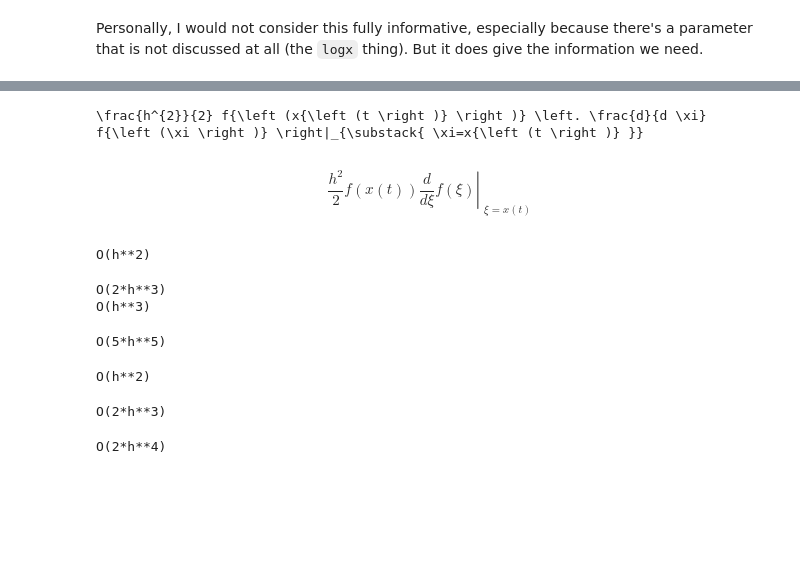
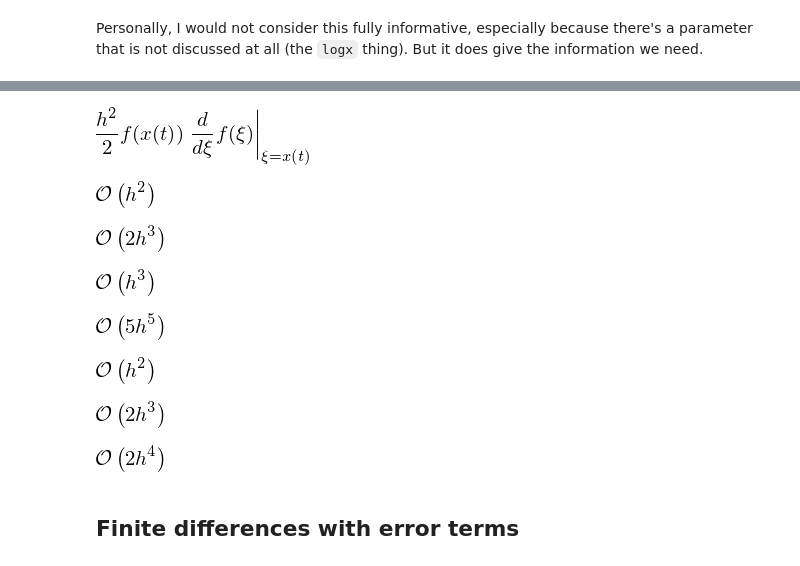
Before and after one commit to chichilalescu/python-for-scientific-computing, a Jupyter notebook: 11 More sympy.ipynb, the cells around one changed output, grey strips where cells are left out. Cells and saved outputs as stored; diff of their text form; code cells hidden in the pictures; blank space fills up the shorter version.

Commit message:
error terms for centered differences

```diff
--- a/11 More sympy.ipynb
+++ b/11 More sympy.ipynb
@@ -122,19 +140,15 @@ def get_solver_error(
     return sp.simplify(s1 - s2)
 # %%
 # here's what the error term looks like for the Euler method:
-print(sp.latex(get_solver_error(Euler_spec, x, f, t, h, n = 2)))
+get_solver_error(Euler_spec, x, f, t, h, n = 2)
 # %% [output]
-\frac{h^{2}}{2} f{\left (x{\left (t \right )} \right )} \left. \frac{d}{d \xi} f{\left (\xi \right )} \right|_{\substack{ \xi=x{\left (t \right )} }}
+[figure, added]
-# %% [markdown]
-$$
-\frac{h^{2}}{2} f{\left (x{\left (t \right )} \right )} \left. \frac{d}{d \xi} f{\left (\xi \right )} \right|_{\substack{ \xi=x{\left (t \right )} }}
-$$
 # %%
 # But we're actually only interested in the order of the error term,
 # and sympy has a function that will give us that:
-print(sp.Order(get_solver_error(Euler_spec, x, f, t, h, n = 3), (h,0)))
+sp.Order(get_solver_error(Euler_spec, x, f, t, h, n = 3), (h,0))
 # %% [output]
-O(h**2)
+[figure, added]
 # %%
 # The Heun method is a second order method.
 # and we can now "check"
@@ -142,17 +156,17 @@ def Heun_spec(x0, f, dt):
     y = x0 + dt*f(x0)
     return x0 + (f(x0) + f(y))*dt/2
 
-def Taylor2_spec(x0, f, dt):
-    return x0 + dt*f(x0) + f(x0)*f(x0).diff(x0)*dt**2/2
-
-print(sp.Order(get_solver_error(Heun_spec, x, f, t, h, n = 4), (h,0)))
-print(sp.Order(get_solver_error(Taylor2_spec, x, f, t, h, n = 4), (h,0)))
-
+sp.Order(get_solver_error(Heun_spec, x, f, t, h, n = 4), (h,0))
 # By the way, I have no idea why that factor of 2 is carried over;
 # I guess we can simply ignore it for now.
 # %% [output]
-O(2*h**3)
-O(h**3)
+[figure, added]
+# %%
+def Taylor2_spec(x0, f, dt):
+    return x0 + dt*f(x0) + f(x0)*f(x0).diff(x0)*dt**2/2
+sp.Order(get_solver_error(Taylor2_spec, x, f, t, h, n = 4), (h,0))
+# %% [output]
+[figure, added]
 # %%
 # one step of classic Runge Kutta has an order 5 error:
 
@@ -163,9 +177,9 @@ def cRK_spec(x0, f, dt):
     k4 = f(x0 + dt*k3)
     return x0 + (k1 + 2*(k2 + k3) + k4)*dt/6
 
-print(sp.Order(get_solver_error(cRK_spec, x, f, t, h, n = 7), (h,0)))
+sp.Order(get_solver_error(cRK_spec, x, f, t, h, n = 7), (h,0))
 # %% [output]
-O(5*h**5)
+[figure, added]
 # %%
 # at https://en.wikipedia.org/wiki/List_of_Runge%E2%80%93Kutta_methods#Explicit_methods
 # you can find a whole bunch of parameters for Runge Kutta methods.
@@ -189,11 +203,11 @@ def get_eRK_error(
     return sp.simplify(s1 - s2)
 
 # and here's the error for Euler:
-print(sp.Order(get_eRK_error(([0], [1], [[]]),
-                             x, f, t, h, n = 5),
-               (h,0)))
+sp.Order(get_eRK_error(([0], [1], [[]]),
+                       x, f, t, h, n = 5),
+         (h,0))
 # %% [output]
-O(h**2)
+[figure, added]
 # %%
 def get_order(
         c = [],
@@ -210,18 +224,18 @@ def get_order(
     return sp.Order(bla, (h,0))
 
 # Here's the error for the "Explicit midpoint method"
-print(get_order(
+get_order(
         c = [sp.Rational(0, 1),
              sp.Rational(1, 2)],
         b = [sp.Rational(0, 1),
              sp.Rational(1, 1)],
         a = [[],
-             [sp.Rational(1, 2)]]))
+             [sp.Rational(1, 2)]])
 # %% [output]
-O(2*h**3)
+[figure, added]
 # %%
 # Error for "Kutta's third-order method"
-print(get_order(
+get_order(
         c = [sp.Rational(0, 1),
              sp.Rational(1, 2),
              sp.Rational(1, 1)],
@@ -231,6 +245,9 @@ print(get_order(
         a = [[],
              [sp.Rational(1, 2)],
              [sp.Rational(-1, 1), sp.Rational(2, 1)]],
-        n = 6))
+        n = 6)
 # %% [output]
-O(2*h**4)
+[figure, added]
+# %% [markdown]
+Finite differences with error terms
+-----------------------------------
```
Also changed, not shown: parts of 6 cells of this notebook.
